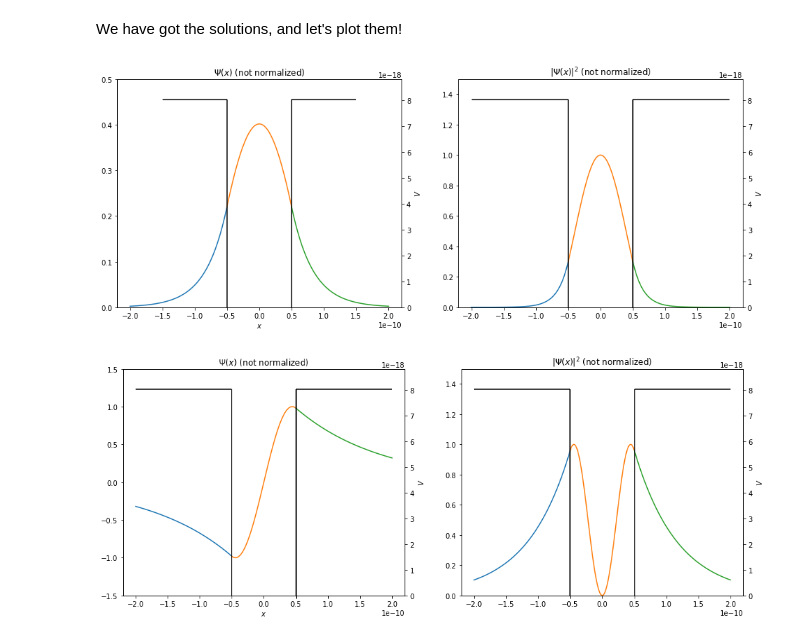
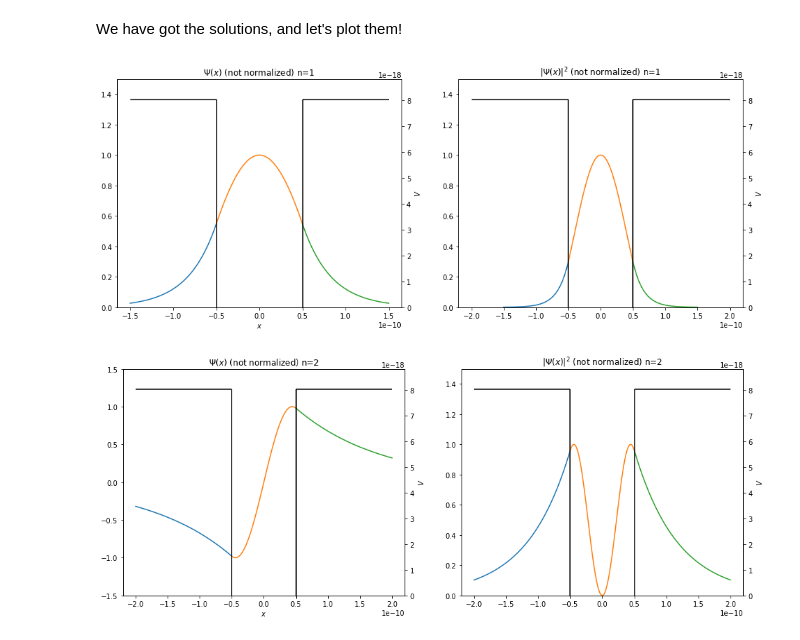
Before and after one commit to lizihao1008/Quantum-mechanics, a Jupyter notebook: wave function.ipynb, the cells around one changed output. Drawn from its saved outputs; the diff is of its cells as text; code cells hidden in the pictures.

```diff
--- a/wave function.ipynb
+++ b/wave function.ipynb
@@ -110,40 +107,40 @@ B = cos(k_even*(-a/2))/e**(beta_even*(-a/2))
 fig = figure(figsize = (16,6))
 
 ax1 = fig.add_subplot(121)
-ax1.plot(x_1,e**(beta_even*x_1))
-ax1.plot(x_2,D*cos(k_even*x_2))
-ax1.plot(x_3,e**(-beta_even*x_3))
-ax1.set_ylim(0,0.5)
+ax1.plot(x_1,A*e**(beta_even*x_1))
+ax1.plot(x_2,cos(k_even*x_2))
+ax1.plot(x_3,B*e**(-beta_even*x_3))
+ax1.set_ylim(0,1.5)
 # ax1.set_ylabel()
 ax1.set_xlabel('$x$')
-ax1.set_title(r'$\Psi(x)$ (not normalized)')
+ax1.set_title(r'$\Psi(x)$ (not normalized) n=1')
 
 ax2 = ax1.twinx()
 ax2.vlines(a/2, 0, V_0)
 ax2.vlines(-a/2, 0, V_0)
 ax2.hlines(V_0, -1.5*a, -a/2)
 ax2.hlines(V_0, a/2, 1.5*a)
 ax2.set_ylim([0, 1.1*V_0])
 ax2.set_ylabel('$V$')
 
 ax3 = ax1 = fig.add_subplot(122)
 ax3.plot(x_1,(B*e**(beta_even*x_1))**2)
 ax3.plot(x_2,(cos(k_even*x_2))**2)
 ax3.plot(x_3,(A*e**(-beta_even*x_3))**2)
 ax3.set_ylim(0, 1.5)
-ax3.set_title(r'$\vert\Psi(x)\vert^2$ (not normalized)')
+ax3.set_title(r'$\vert\Psi(x)\vert^2$ (not normalized) n=1')
 
 ax4 = ax3.twinx()
 ax4.vlines(a/2, 0, V_0)
 ax4.vlines(-a/2, 0, V_0)
 ax4.hlines(V_0, -2*a, -a/2)
 ax4.hlines(V_0, a/2, 2*a)
 ax4.set_ylim([0, 1.1*V_0])
 ax4.set_ylabel('$V$')
 show()
 show()
 # %% [output]
-[figure, old version]
+[figure, new version]
 # %%
 beta_odd = 2*eta_best_odd/a
 k_odd = 2*xi_best_odd/a
@@ -165,7 +162,7 @@ ax1.plot(x_3,A*e**(-beta_odd*x_3))
 ax1.set_ylim(-1.5,1.5)
 # ax1.set_ylabel()
 ax1.set_xlabel('$x$')
-ax1.set_title('$\Psi(x)$ (not normalized)')
+ax1.set_title('$\Psi(x)$ (not normalized) n=2')
 
 ax2 = ax1.twinx()
 ax2.vlines(a/2, 0, V_0)
@@ -180,7 +177,7 @@ ax3.plot(x_1,(B*e**(beta_odd*x_1))**2)
 ax3.plot(x_2,(sin(k_odd*x_2))**2)
 ax3.plot(x_3,(A*e**(-beta_odd*x_3))**2)
 ax3.set_ylim(0, 1.5)
-ax3.set_title(r'$\vert\Psi(x)\vert^2$ (not normalized)')
+ax3.set_title(r'$\vert\Psi(x)\vert^2$ (not normalized) n=2')
 
 ax4 = ax3.twinx()
 ax4.vlines(a/2, 0, V_0)
@@ -191,4 +188,4 @@ ax4.set_ylim([0, 1.1*V_0])
 ax4.set_ylabel('$V$')
 show()
 # %% [output]
-[figure, old version]
+[figure, new version]
```
Also changed, not shown: parts of 3 cells of this notebook.
